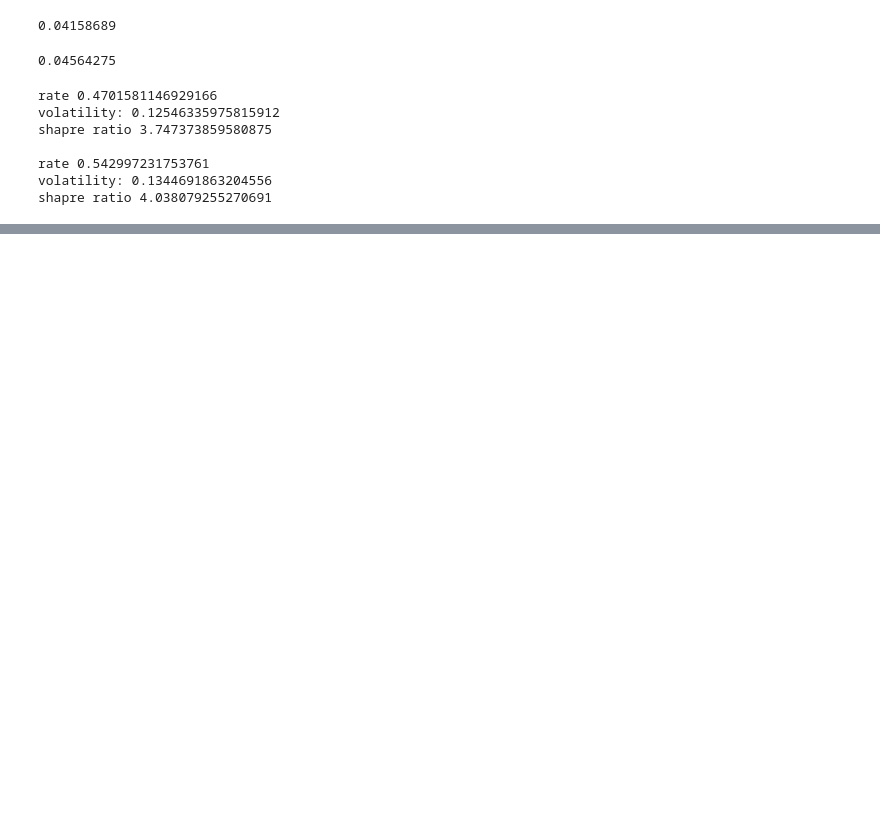
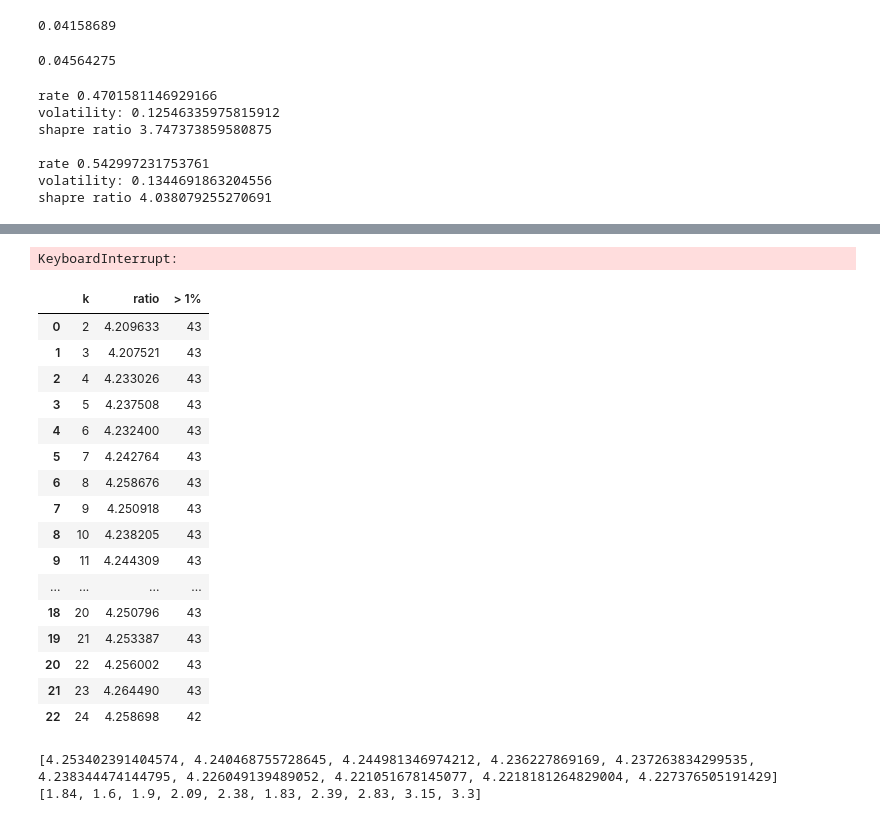
Before and after one commit to TheKompot/FinMatproject, a Jupyter notebook: genetic_alg_portfolio.ipynb, the cells around one changed output, grey strips where cells are left out. Saved outputs shown, nothing was run; the diff lists cells and outputs as text; code cells hidden in the pictures; blank space fills up the shorter version.

```diff
--- a/genetic_alg_portfolio.ipynb
+++ b/genetic_alg_portfolio.ipynb
@@ -243,0 +293,41 @@ shapre ratio 4.038079255270691
+# %%
+the_best = []
+menej = []
+for k in range(2,25):
+    best_fit_list = []
+    menej_jedno = []
+    for _ in range(50):
+        g = GenAlg(population_size=100, k_crossover=k, mutation_prob=0.01, rates=rates,sigma=sigma)
+        best,best_fit = g.solve(10,8)
+        best_fit_list.append(best_fit)
+        menej_ako_jedno_percenta = [i for i in best if i < 0.01]
+        menej_jedno.append(len(menej_ako_jedno_percenta))
+    the_best.append(statistics.mean(best_fit_list))
+    menej.append(statistics.mean(menej_jedno))
+
+print(the_best)
+print(menej)
+# %% [output]
+KeyboardInterrupt:
+# %%
+viac = [int(45-i) for i in menej]
+df_k = pd.DataFrame({"k":[i for i in range(2,25)],"ratio": the_best, "> 1%":viac})
+df_k
+# %% [output]
+|  | k | ratio | > 1% |
+| 0 | 2 | 4.209633 | 43 |
+| 1 | 3 | 4.207521 | 43 |
+| 2 | 4 | 4.233026 | 43 |
+| 3 | 5 | 4.237508 | 43 |
+| 4 | 6 | 4.232400 | 43 |
+| 5 | 7 | 4.242764 | 43 |
+| 6 | 8 | 4.258676 | 43 |
+| 7 | 9 | 4.250918 | 43 |
+| 8 | 10 | 4.238205 | 43 |
+| 9 | 11 | 4.244309 | 43 |
+| ... | ... | ... | ... |
+| 18 | 20 | 4.250796 | 43 |
+| 19 | 21 | 4.253387 | 43 |
+| 20 | 22 | 4.256002 | 43 |
+| 21 | 23 | 4.264490 | 43 |
+| 22 | 24 | 4.258698 | 42 |
@@ -243,0 +364,20 @@ shapre ratio 4.038079255270691
+# %%
+the_best = []
+menej = []
+for p in [0.005, 0.010, 0.015, 0.020, 0.025, 0.030, 0.035, 0.040, 0.045, 0.050]:
+    best_fit_list = []
+    menej_jedno = []
+    for _ in range(100):
+        g = GenAlg(population_size=100, k_crossover=8, mutation_prob=p, rates=rates,sigma=sigma)
+        best,best_fit = g.solve(10,8)
+        best_fit_list.append(best_fit)
+        menej_ako_jedno_percenta = [i for i in best if i < 0.01]
+        menej_jedno.append(len(menej_ako_jedno_percenta))
+    the_best.append(statistics.mean(best_fit_list))
+    menej.append(statistics.mean(menej_jedno))
+
+print(the_best)
+print(menej)
+# %% [output]
+[4.253402391404574, 4.240468755728645, 4.244981346974212, 4.236227869169, 4.237263834299535, 4.238344474144795, 4.226049139489052, 4.221051678145077, 4.2218181264829004, 4.227376505191429]
+[1.84, 1.6, 1.9, 2.09, 2.38, 1.83, 2.39, 2.83, 3.15, 3.3]
```
Also changed, not shown: parts of 11 cells of this notebook.
